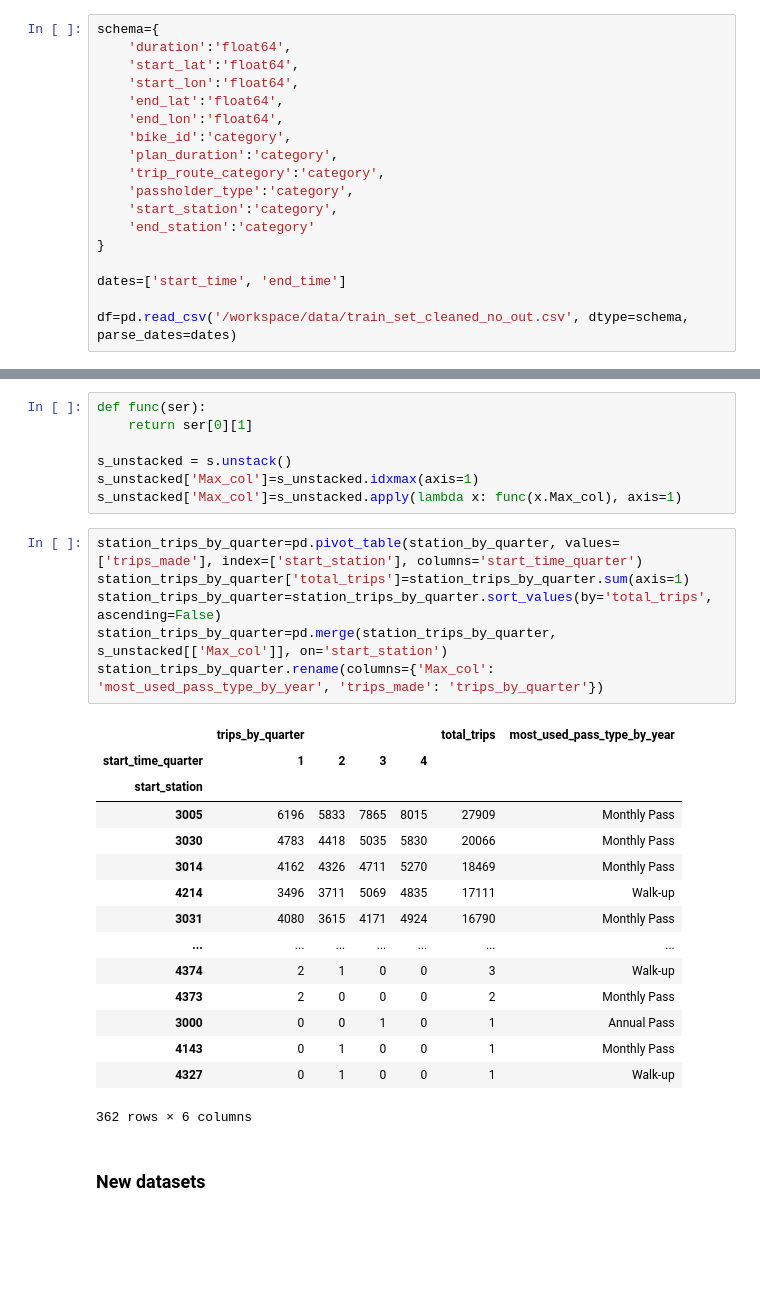
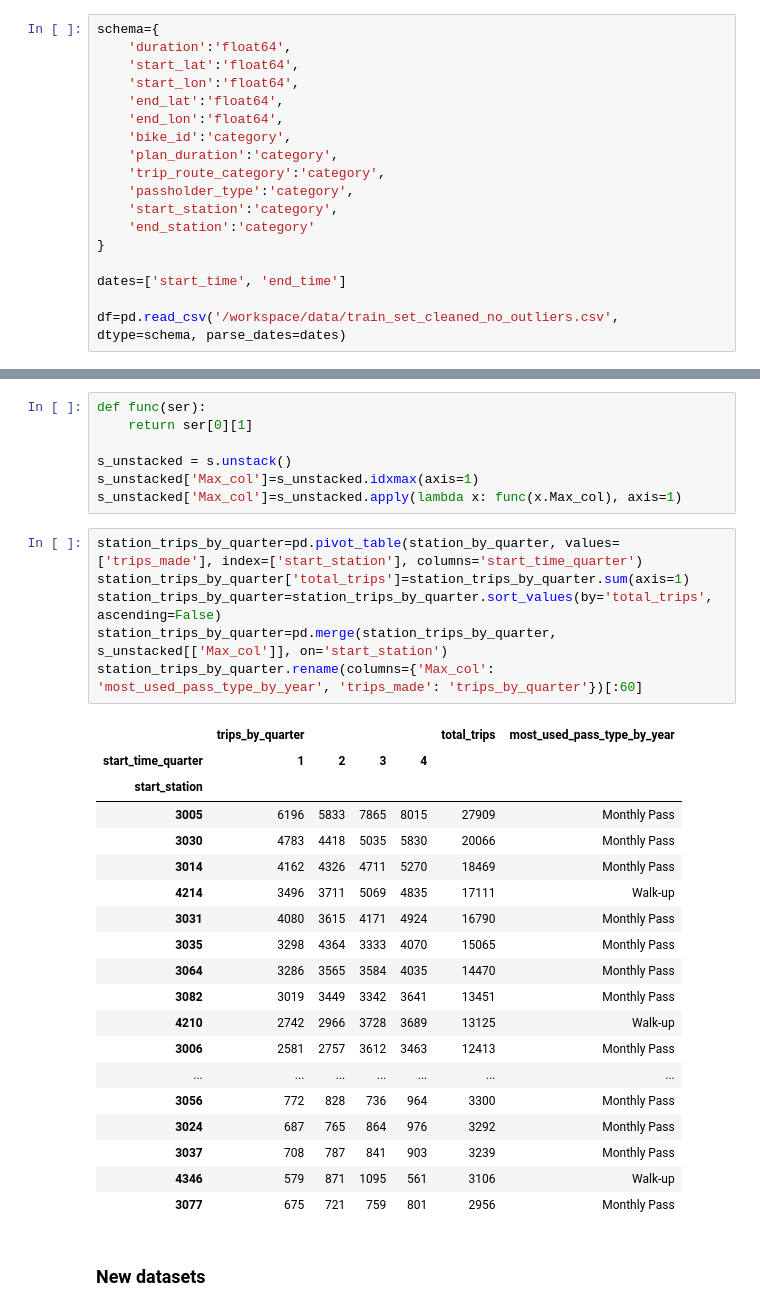
Before and after one commit to agustingenoud/la-bike-rent-analysis, a Jupyter notebook: Notebooks/00-EDA.ipynb, the cells around one changed output, grey strips where cells are left out. Saved outputs shown, nothing was run; the diff lists cells and outputs as text; blank space fills up the shorter version.

```diff
--- a/Notebooks/00-EDA.ipynb
+++ b/Notebooks/00-EDA.ipynb
@@ -534,7 +534,7 @@ schema={
 
 dates=['start_time', 'end_time']
 
-df=pd.read_csv('/workspace/data/train_set_cleaned_no_out.csv', dtype=schema, parse_dates=dates)
+df=pd.read_csv('/workspace/data/train_set_cleaned_no_outliers.csv', dtype=schema, parse_dates=dates)
 # %%
 df
 # %% [output]
@@ -1003,25 +973,29 @@ s_unstacked['Max_col']=s_unstacked.apply(lambda x: func(x.Max_col), axis=1)
 # %%
 station_trips_by_quarter=pd.pivot_table(station_by_quarter, values=['trips_made'], index=['start_station'], columns='start_time_quarter')
 station_trips_by_quarter['total_trips']=station_trips_by_quarter.sum(axis=1)
 station_trips_by_quarter=station_trips_by_quarter.sort_values(by='total_trips', ascending=False)
 station_trips_by_quarter=pd.merge(station_trips_by_quarter, s_unstacked[['Max_col']], on='start_station')
-station_trips_by_quarter.rename(columns={'Max_col': 'most_used_pass_type_by_year', 'trips_made': 'trips_by_quarter'})
+station_trips_by_quarter.rename(columns={'Max_col': 'most_used_pass_type_by_year', 'trips_made': 'trips_by_quarter'})[:60]
 # %% [output]
 |  | trips_by_quarter |  |  |  | total_trips | most_used_pass_type_by_year |
 | start_time_quarter | 1 | 2 | 3 | 4 |  |  |
 | start_station |  |  |  |  |  |  |
 | 3005 | 6196 | 5833 | 7865 | 8015 | 27909 | Monthly Pass |
 | 3030 | 4783 | 4418 | 5035 | 5830 | 20066 | Monthly Pass |
 | 3014 | 4162 | 4326 | 4711 | 5270 | 18469 | Monthly Pass |
 | 4214 | 3496 | 3711 | 5069 | 4835 | 17111 | Walk-up |
 | 3031 | 4080 | 3615 | 4171 | 4924 | 16790 | Monthly Pass |
+| 3035 | 3298 | 4364 | 3333 | 4070 | 15065 | Monthly Pass |
+| 3064 | 3286 | 3565 | 3584 | 4035 | 14470 | Monthly Pass |
+| 3082 | 3019 | 3449 | 3342 | 3641 | 13451 | Monthly Pass |
+| 4210 | 2742 | 2966 | 3728 | 3689 | 13125 | Walk-up |
+| 3006 | 2581 | 2757 | 3612 | 3463 | 12413 | Monthly Pass |
 | ... | ... | ... | ... | ... | ... | ... |
-| 4374 | 2 | 1 | 0 | 0 | 3 | Walk-up |
-| 4373 | 2 | 0 | 0 | 0 | 2 | Monthly Pass |
-| 3000 | 0 | 0 | 1 | 0 | 1 | Annual Pass |
-| 4143 | 0 | 1 | 0 | 0 | 1 | Monthly Pass |
-| 4327 | 0 | 1 | 0 | 0 | 1 | Walk-up |
+| 3056 | 772 | 828 | 736 | 964 | 3300 | Monthly Pass |
+| 3024 | 687 | 765 | 864 | 976 | 3292 | Monthly Pass |
+| 3037 | 708 | 787 | 841 | 903 | 3239 | Monthly Pass |
+| 4346 | 579 | 871 | 1095 | 561 | 3106 | Walk-up |
+| 3077 | 675 | 721 | 759 | 801 | 2956 | Monthly Pass |
-362 rows × 6 columns
 # %% [markdown]
 ### New datasets
 # %%
```
Also changed, not shown: parts of 7 cells of this notebook, 7 other files.
